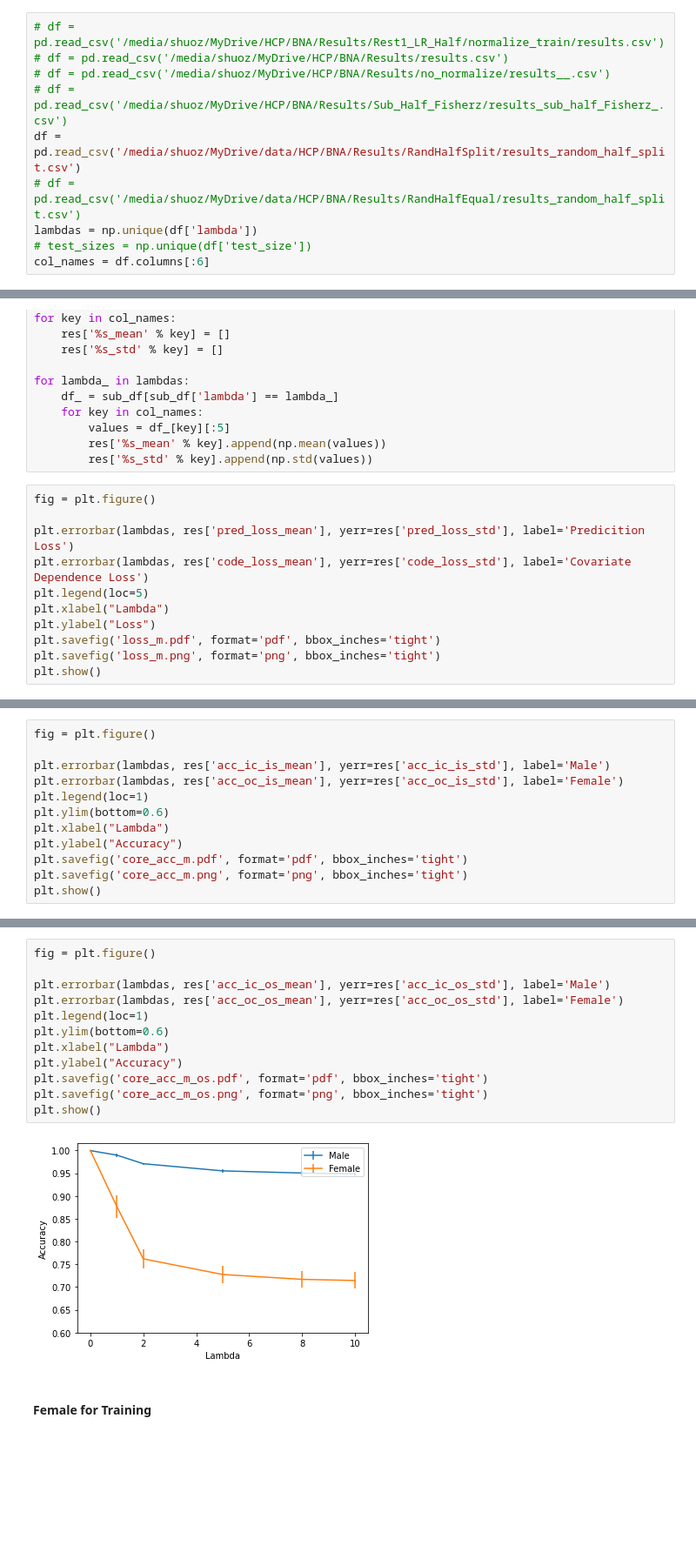
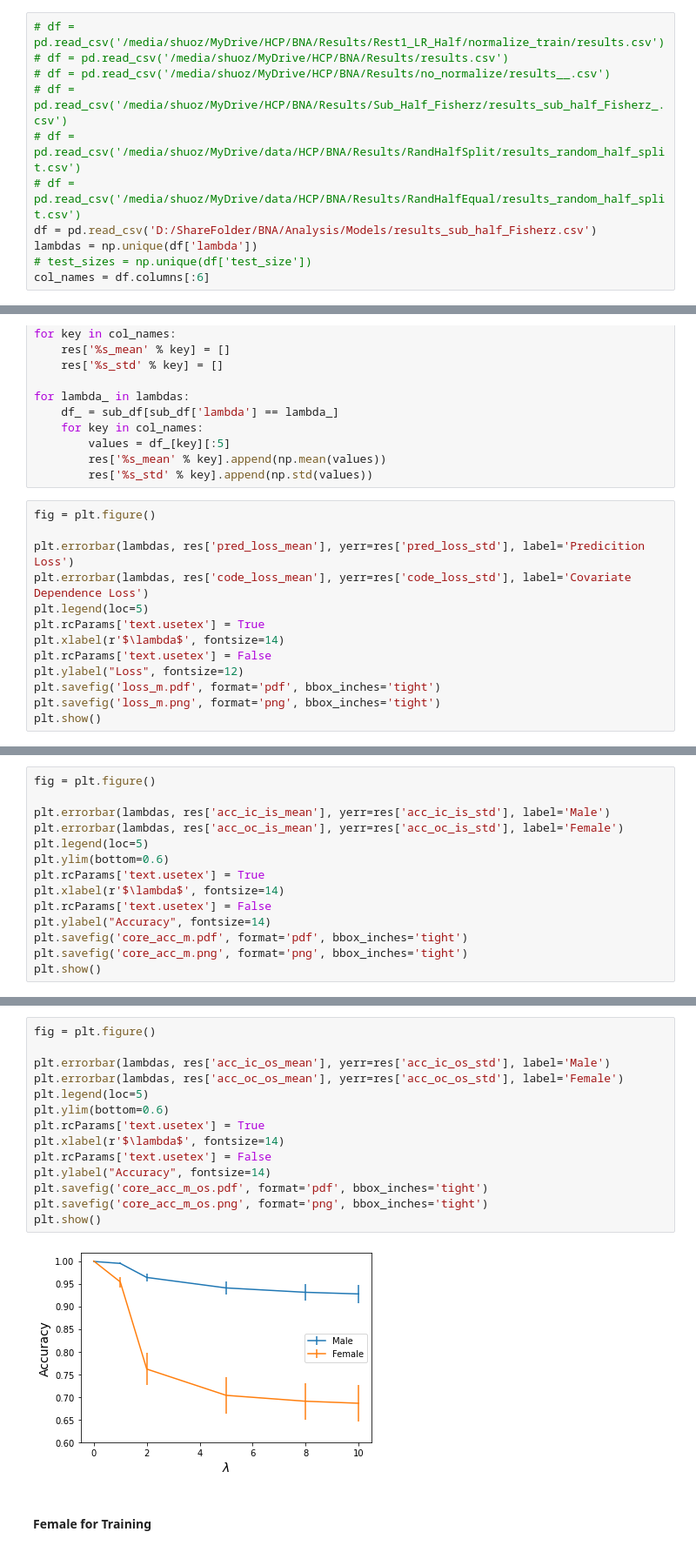
Before and after one commit to shuo-zhou/GSDA-Lateralization, a Jupyter notebook: Plot.ipynb, the cells around one changed output, grey strips where cells are left out. Shown: that part at 87% size. Drawn from its saved outputs; the diff is of its cells as text; blank space fills up the shorter version.

```diff
--- a/Plot.ipynb
+++ b/Plot.ipynb
@@ -113,8 +113,9 @@ hsics = [0.0005, 0.4775, 2.0041, 3.0448, 3.5540, 3.8639]
 # df = pd.read_csv('/media/shuoz/MyDrive/HCP/BNA/Results/results.csv')
 # df = pd.read_csv('/media/shuoz/MyDrive/HCP/BNA/Results/no_normalize/results__.csv')
 # df = pd.read_csv('/media/shuoz/MyDrive/HCP/BNA/Results/Sub_Half_Fisherz/results_sub_half_Fisherz_.csv')
-df = pd.read_csv('/media/shuoz/MyDrive/data/HCP/BNA/Results/RandHalfSplit/results_random_half_split.csv')
+# df = pd.read_csv('/media/shuoz/MyDrive/data/HCP/BNA/Results/RandHalfSplit/results_random_half_split.csv')
 # df = pd.read_csv('/media/shuoz/MyDrive/data/HCP/BNA/Results/RandHalfEqual/results_random_half_split.csv')
+df = pd.read_csv('D:/ShareFolder/BNA/Analysis/Models/results_sub_half_Fisherz.csv')
 lambdas = np.unique(df['lambda'])
 # test_sizes = np.unique(df['test_size'])
 col_names = df.columns[:6]
@@ -144,8 +145,10 @@ fig = plt.figure()
 plt.errorbar(lambdas, res['pred_loss_mean'], yerr=res['pred_loss_std'], label='Predicition Loss')
 plt.errorbar(lambdas, res['code_loss_mean'], yerr=res['code_loss_std'], label='Covariate Dependence Loss')
 plt.legend(loc=5)
-plt.xlabel("Lambda")
-plt.ylabel("Loss")
+plt.rcParams['text.usetex'] = True
+plt.xlabel(r'$\lambda$', fontsize=14)
+plt.rcParams['text.usetex'] = False
+plt.ylabel("Loss", fontsize=12)
 plt.savefig('loss_m.pdf', format='pdf', bbox_inches='tight')
 plt.savefig('loss_m.png', format='png', bbox_inches='tight')
 plt.show()
@@ -182,10 +159,12 @@ fig = plt.figure()
 
 plt.errorbar(lambdas, res['acc_ic_is_mean'], yerr=res['acc_ic_is_std'], label='Male')
 plt.errorbar(lambdas, res['acc_oc_is_mean'], yerr=res['acc_oc_is_std'], label='Female')
-plt.legend(loc=1)
+plt.legend(loc=5)
 plt.ylim(bottom=0.6)
-plt.xlabel("Lambda")
-plt.ylabel("Accuracy")
+plt.rcParams['text.usetex'] = True
+plt.xlabel(r'$\lambda$', fontsize=14)
+plt.rcParams['text.usetex'] = False
+plt.ylabel("Accuracy", fontsize=14)
 plt.savefig('core_acc_m.pdf', format='pdf', bbox_inches='tight')
 plt.savefig('core_acc_m.png', format='png', bbox_inches='tight')
 plt.show()
@@ -194,17 +173,19 @@ plt.show()
 # %%
 fig = plt.figure()
 
 plt.errorbar(lambdas, res['acc_ic_os_mean'], yerr=res['acc_ic_os_std'], label='Male')
 plt.errorbar(lambdas, res['acc_oc_os_mean'], yerr=res['acc_oc_os_std'], label='Female')
-plt.legend(loc=1)
+plt.legend(loc=5)
 plt.ylim(bottom=0.6)
-plt.xlabel("Lambda")
-plt.ylabel("Accuracy")
+plt.rcParams['text.usetex'] = True
+plt.xlabel(r'$\lambda$', fontsize=14)
+plt.rcParams['text.usetex'] = False
+plt.ylabel("Accuracy", fontsize=14)
 plt.savefig('core_acc_m_os.pdf', format='pdf', bbox_inches='tight')
 plt.savefig('core_acc_m_os.png', format='png', bbox_inches='tight')
 plt.show()
 # %% [output]
-[figure, old version]
+[figure, new version]
 # %% [markdown]
 #### Female for Training
 # %%
```
Also changed, not shown: parts of 7 cells of this notebook, 1 other file.
